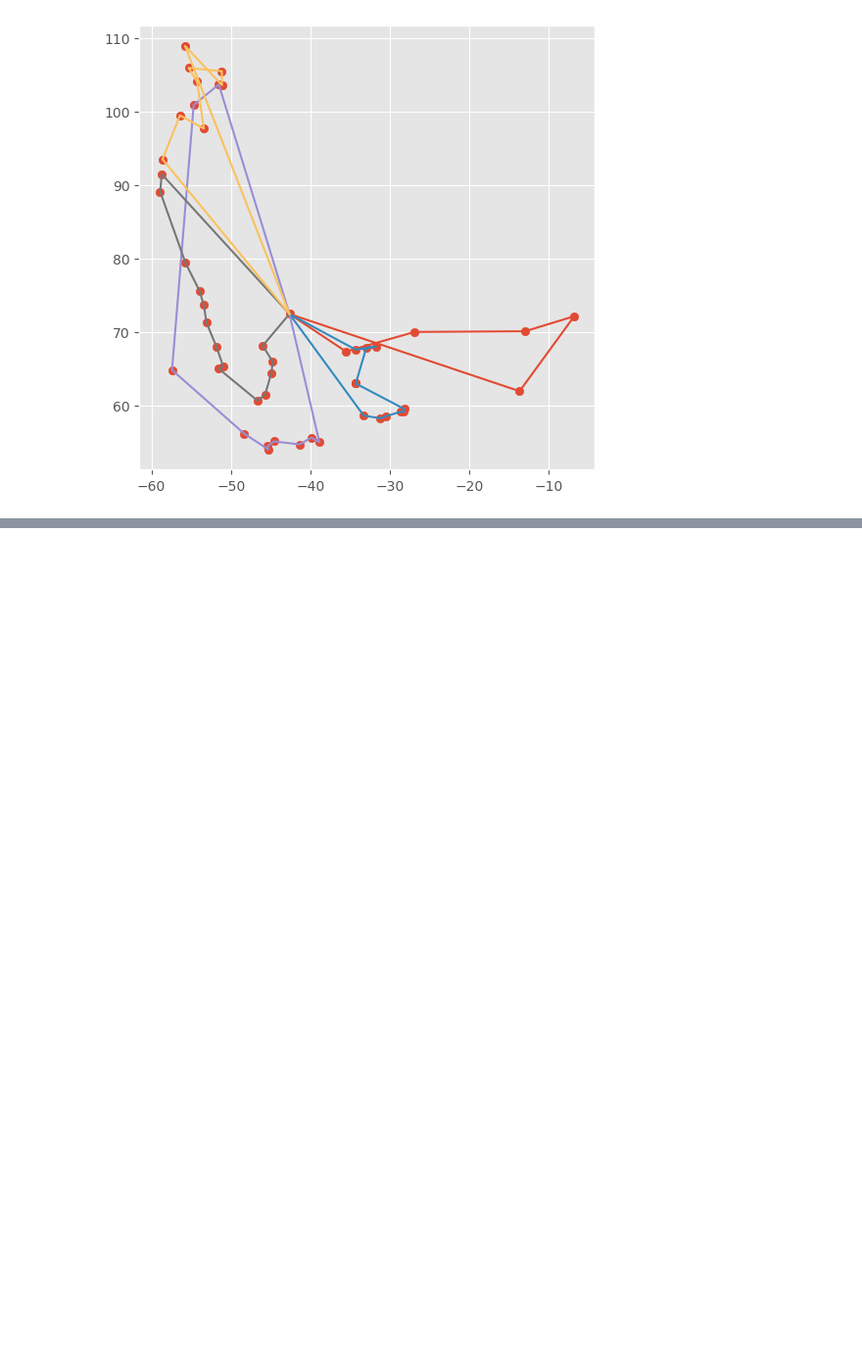
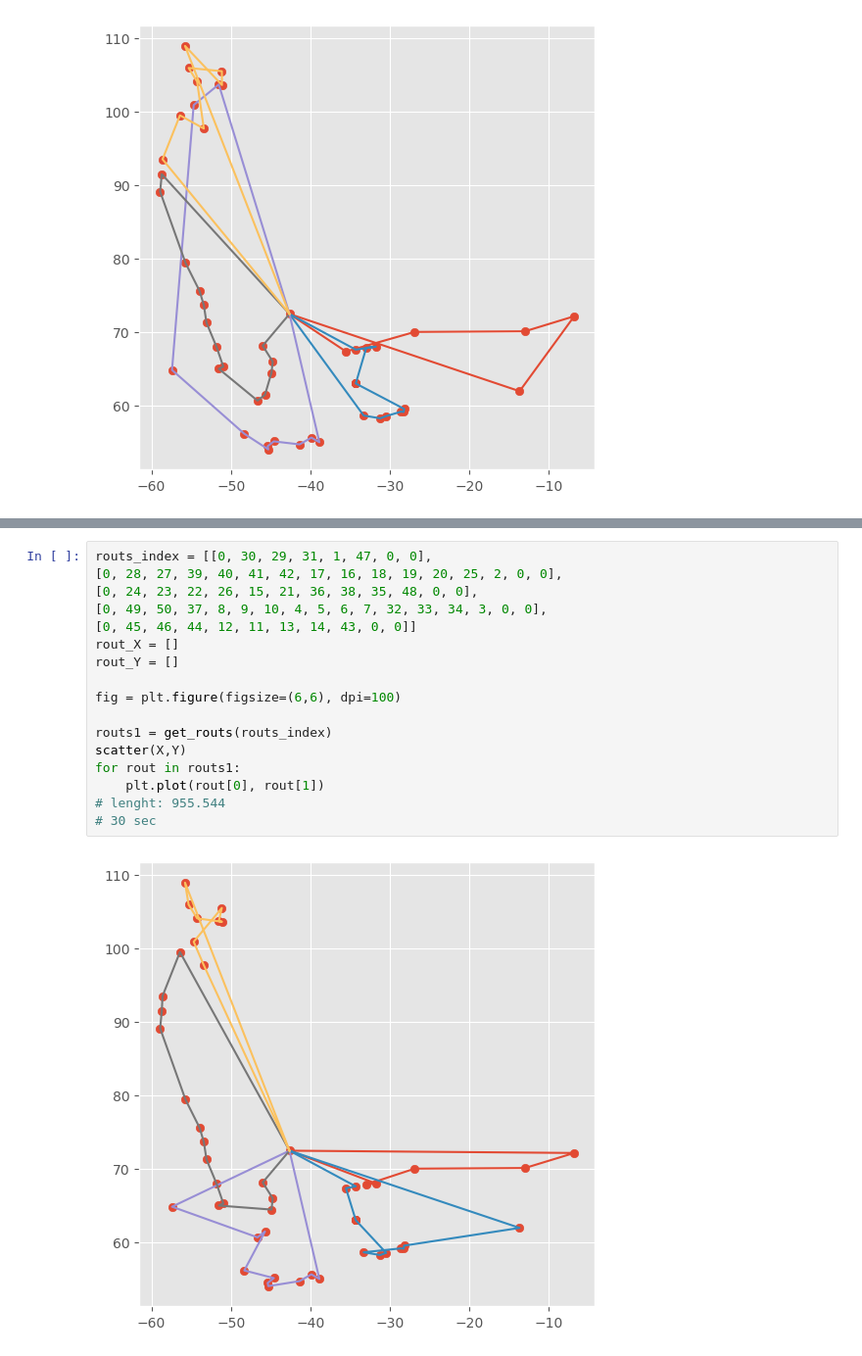
Before and after one commit to EvgenyOleshkevich/transopt_routing, a Jupyter notebook: NIER/NIR_balanced_weight2.ipynb, the cells around one changed output, grey strips where cells are left out. Shown at 98% size. Drawn from its saved outputs; the diff is of its cells as text; blank space fills up the shorter version.

```diff
--- a/NIER/NIR_balanced_weight2.ipynb
+++ b/NIER/NIR_balanced_weight2.ipynb
@@ -400,0 +419,19 @@ for rout in routs1:
+# %%
+routs_index = [[0, 30, 29, 31, 1, 47, 0, 0],
+[0, 28, 27, 39, 40, 41, 42, 17, 16, 18, 19, 20, 25, 2, 0, 0],
+[0, 24, 23, 22, 26, 15, 21, 36, 38, 35, 48, 0, 0],
+[0, 49, 50, 37, 8, 9, 10, 4, 5, 6, 7, 32, 33, 34, 3, 0, 0],
+[0, 45, 46, 44, 12, 11, 13, 14, 43, 0, 0]]
+rout_X = []
+rout_Y = []
+
+fig = plt.figure(figsize=(6,6), dpi=100)
+
+routs1 = get_routs(routs_index)
+scatter(X,Y)
+for rout in routs1:
+    plt.plot(rout[0], rout[1])
+# lenght: 955.544
+# 30 sec
+# %% [output]
+[figure, added]
```
Also changed, not shown: parts of 3 cells of this notebook, 4 other files.
